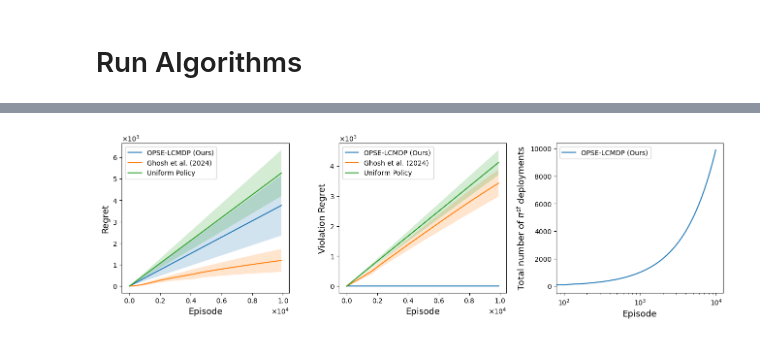
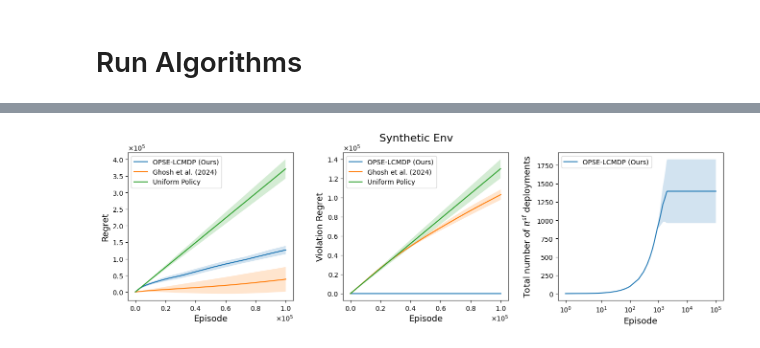
Before and after one commit to matsuolab/Episode-Wise-Safe-Linear-CMDP, a Jupyter notebook: Experiment.ipynb, the cells around one changed output, grey strips where cells are left out. Saved outputs shown, nothing was run; the diff lists cells and outputs as text; code cells hidden in the pictures.

Commit message:
TODO: run linear

```diff
--- a/Experiment.ipynb
+++ b/Experiment.ipynb
@@ -1,8 +1,12 @@
 # %%
 import ray
 ray.shutdown()
-ray.init(num_cpus=8)
+ray.init(num_cpus=16)
 
-debug = False
-CMDP_type = "linear"  # choose "random", "streaming", or "linear"
+debug = True
+CMDP_type = "random"  # choose "random", "streaming", or "linear"
+# NUM_SEEDS = 30
+NUM_SEEDS = 3
+
+record_resol = 100  # regret is recorded every 100 steps
 # %% [output]
@@ -935,7 +1034,7 @@ with open(f"results-{CMDP_type}.pkl", "wb") as f:
 import pickle
 with open(f"results-{CMDP_type}.pkl", "rb") as f:
     results = pickle.load(f)
-    rew_list, vio_list, deploy_list, Ghosh_rew_list, Ghosh_vio_list, uni_rew_list, uni_vio_list = results
+    episodes, regrets, vio_regrets, deploy_sums, Ghosh_episodes, Ghosh_regrets, Ghosh_vio_regrets, uni_episodes, uni_regrets, uni_vio_regrets = results
 # %%
 import numpy as np
 import matplotlib.pyplot as plt
@@ -951,28 +1050,19 @@ class FixedOrderFormatter(ScalarFormatter):
         self.orderOfMagnitude = self._order_of_mag
 
 
+# Compute mean and std
+epi_mean = episodes.mean(axis=0)
+reg_mean, reg_std = regrets.mean(axis=0), regrets.std(axis=0)
+vio_mean, vio_std = vio_regrets.mean(axis=0), vio_regrets.std(axis=0)
+deploy_mean, deploy_std = deploy_sums.mean(axis=0), deploy_sums.std(axis=0)
 
-# Compute cumulative sums
-rew_cumsum = np.cumsum(rew_list, axis=1)
-vio_cumsum = np.cumsum(vio_list, axis=1)
-deploy_safepolicy_cumsum = np.cumsum(deploy_list, axis=1)
-Ghosh_rew_cumsum = np.cumsum(Ghosh_rew_list, axis=1)
-Ghosh_vio_cumsum = np.cumsum(Ghosh_vio_list, axis=1)
-uni_rew_cumsum = np.cumsum(uni_rew_list, axis=1)
-uni_vio_cumsum = np.cumsum(uni_vio_list, axis=1)
+Ghosh_epi_mean = Ghosh_episodes.mean(axis=0)
+Ghosh_reg_mean, Ghosh_reg_std = Ghosh_regrets.mean(axis=0), Ghosh_regrets.std(axis=0)
+Ghosh_vio_mean, Ghosh_vio_std = Ghosh_vio_regrets.mean(axis=0), Ghosh_vio_regrets.std(axis=0)
 
-# Compute mean and std
-resol = 100
-
-rew_mean, rew_std = rew_cumsum.mean(axis=0)[::resol], rew_cumsum.std(axis=0)[::resol]
-vio_mean, vio_std = vio_cumsum.mean(axis=0)[::resol], vio_cumsum.std(axis=0)[::resol]
-deploy_list_mean, deploy_list_std = deploy_safepolicy_cumsum.mean(axis=0)[::resol], deploy_safepolicy_cumsum.std(axis=0)[::resol]
-Ghosh_rew_mean, Ghosh_rew_std = Ghosh_rew_cumsum.mean(axis=0)[::resol], Ghosh_rew_cumsum.std(axis=0)[::resol]
-Ghosh_vio_mean, Ghosh_vio_std = Ghosh_vio_cumsum.mean(axis=0)[::resol], Ghosh_vio_cumsum.std(axis=0)[::resol]
-uni_rew_mean, uni_rew_std = uni_rew_cumsum.mean(axis=0)[::resol], uni_rew_cumsum.std(axis=0)[::resol]
-uni_vio_mean, uni_vio_std = uni_vio_cumsum.mean(axis=0)[::resol], uni_vio_cumsum.std(axis=0)[::resol]
-
-epi = np.arange(len(rew_cumsum[0]))[::resol]
+uni_epi_mean = uni_episodes.mean(axis=0)
+uni_reg_mean, uni_reg_std = uni_regrets.mean(axis=0), uni_regrets.std(axis=0)
+uni_vio_mean, uni_vio_std = uni_vio_regrets.mean(axis=0), uni_vio_regrets.std(axis=0)
 
 
 # Plot with std bars
@@ -981,52 +1071,52 @@ fig.subplots_adjust(wspace=0.3)
 
 # Plot cumulative reward
 ax = fig.add_subplot(1, 3, 1)
-ax.plot(epi, rew_mean, label="OPSE-LCMDP (Ours)", rasterized=True)
-ax.fill_between(epi, rew_mean - rew_std, rew_mean + rew_std, alpha=0.2)
-ax.plot(epi, Ghosh_rew_mean, label="Ghosh et al. (2024)", rasterized=True)
-ax.fill_between(epi, Ghosh_rew_mean - Ghosh_rew_std, Ghosh_rew_mean + Ghosh_rew_std, alpha=0.2)
-ax.plot(epi, uni_rew_mean, label="Uniform Policy", rasterized=True)
-ax.fill_between(epi, uni_rew_mean - uni_rew_std, uni_rew_mean + uni_rew_std, alpha=0.2)
-ax
+ax.plot(epi_mean, reg_mean, label="OPSE-LCMDP (Ours)", rasterized=True)
+ax.fill_between(epi_mean, reg_mean - reg_std, reg_mean + reg_std, alpha=0.2)
+ax.plot(Ghosh_epi_mean, Ghosh_reg_mean, label="Ghosh et al. (2024)", rasterized=True)
+ax.fill_between(Ghosh_epi_mean, Ghosh_reg_mean - Ghosh_reg_std, Ghosh_reg_mean + Ghosh_reg_std, alpha=0.2)
+ax.plot(uni_epi_mean, uni_reg_mean, label="Uniform Policy", rasterized=True)
+ax.fill_between(uni_epi_mean, uni_reg_mean - uni_reg_std, uni_reg_mean + uni_reg_std, alpha=0.2)
+
 ax.set_ylabel("Regret", fontdict={"fontsize": 13})
 ax.set_xlabel("Episode", fontdict={"fontsize": 13})
 ax.legend()
 ax.yaxis.set_major_formatter(FixedOrderFormatter(5 ,useMathText=True))
 ax.xaxis.set_major_formatter(FixedOrderFormatter(5 ,useMathText=True))
 ax.ticklabel_format(style="sci",  axis="y", scilimits=(0,0))
 ax.ticklabel_format(style="sci",  axis="x", scilimits=(0,0))
 
 # Plot cumulative violations
 ax2 = fig.add_subplot(1, 3, 2)
-ax2.plot(epi, vio_mean, label="OPSE-LCMDP (Ours)", rasterized=True)
-ax2.fill_between(epi, vio_mean - vio_std, vio_mean + vio_std, alpha=0.2)
-ax2.plot(epi, Ghosh_vio_mean, label="Ghosh et al. (2024)", rasterized=True)
-ax2.fill_between(epi, Ghosh_vio_mean - Ghosh_vio_std, Ghosh_vio_mean + Ghosh_vio_std, alpha=0.2)
-ax2.plot(epi, uni_vio_mean, label="Uniform Policy", rasterized=True)
-ax2.fill_between(epi, uni_vio_mean - uni_vio_std, uni_vio_mean + uni_vio_std, alpha=0.2)
+ax2.plot(epi_mean, vio_mean, label="OPSE-LCMDP (Ours)", rasterized=True)
+ax2.fill_between(epi_mean, vio_mean - vio_std, vio_mean + vio_std, alpha=0.2)
+ax2.plot(Ghosh_epi_mean, Ghosh_vio_mean, label="Ghosh et al. (2024)", rasterized=True)
+ax2.fill_between(Ghosh_epi_mean, Ghosh_vio_mean - Ghosh_vio_std, Ghosh_vio_mean + Ghosh_vio_std, alpha=0.2)
+ax2.plot(uni_epi_mean, uni_vio_mean, label="Uniform Policy", rasterized=True)
+ax2.fill_between(uni_epi_mean, uni_vio_mean - uni_vio_std, uni_vio_mean + uni_vio_std, alpha=0.2)
 ax2.set_ylabel("Violation Regret", fontdict={"fontsize": 13})
 ax2.set_xlabel("Episode", fontdict={"fontsize": 13})
 ax2.legend()
 ax2.yaxis.set_major_formatter(FixedOrderFormatter(6 ,useMathText=True))
 ax2.xaxis.set_major_formatter(FixedOrderFormatter(5 ,useMathText=True))
 ax2.ticklabel_format(style="sci",  axis="y", scilimits=(0,0))
 ax2.ticklabel_format(style="sci",  axis="x", scilimits=(0,0))
 
 # plot number of safe policy deployments
 ax3 = fig.add_subplot(1, 3, 3)
-ax3.plot(epi, deploy_list_mean, label="OPSE-LCMDP (Ours)", rasterized=True)
-ax3.fill_between(epi, deploy_list_mean - deploy_list_std, deploy_list_mean + deploy_list_std, alpha=0.2)
+ax3.plot(epi_mean, deploy_mean, label="OPSE-LCMDP (Ours)", rasterized=True)
+ax3.fill_between(epi_mean, deploy_mean - deploy_std, deploy_mean + deploy_std, alpha=0.2)
 ax3.set_ylabel(r"Total number of $\pi^{\mathrm{sf}}$ deployments", fontdict={"fontsize": 13})
 ax3.set_xlabel("Episode", fontdict={"fontsize": 13})
-ax3.set_xscale("log")
+ax3.set_xscale("symlog")
 ax3.legend()
 
 if CMDP_type == "random":
     plt.suptitle(f"Synthetic Env", fontsize=16)
 elif CMDP_type == "streaming":
     plt.suptitle(f"Media Streaming Env", fontsize=16)
 
 # plt.tight_layout()
 plt.savefig(f"results-{CMDP_type}.pdf")
 # %% [output]
-[figure, old version]
+[figure, new version]
```
Also changed, not shown: parts of 14 cells of this notebook, 4 other files.
